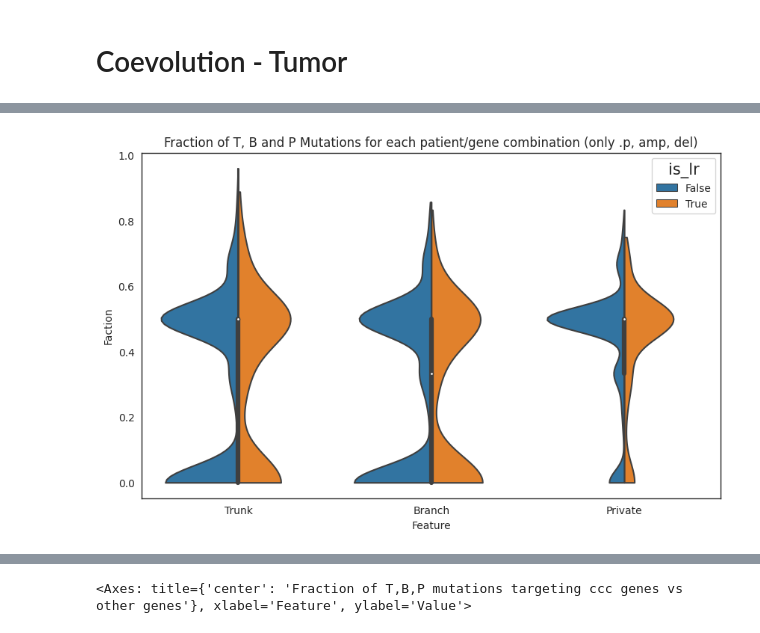
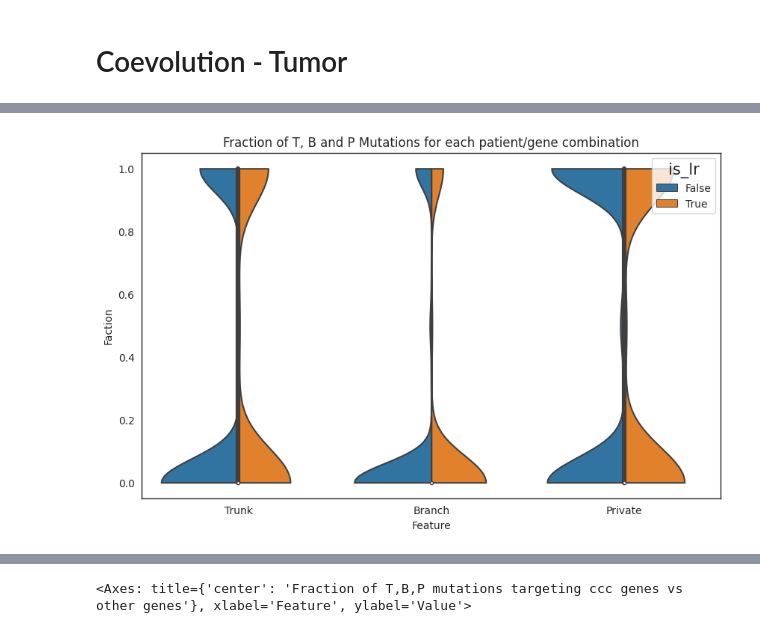
Before and after one commit to lorenzoamir/cci_circuits_paper_2025, a Jupyter notebook: code/notebook.ipynb, the cells around one changed output, grey strips where cells are left out. Drawn from its saved outputs; the diff is of its cells as text; code cells hidden in the pictures.

Commit message:
add coev cosmic

```diff
--- a/code/notebook.ipynb
+++ b/code/notebook.ipynb
@@ -957,0 +974,6 @@ df = df[~df['gene'].isin(['', ' ', '-'])]
+# %%
+df['cosmic'] = False
+df['ccc'] = False
+
+df.loc[df.gene.isin(cosmic), 'cosmic'] = True
+df.loc[df.gene.isin(lr), 'ccc'] = True
@@ -958,3 +986,5 @@ df = df[~df['gene'].isin(['', ' ', '-'])]
+# %%
+df = df[df.cosmic]
 # %%
 df.index = (df['patient'] + '_' + df['gene'])
 df['unique_id'] = (df['patient'] + '_' + df['gene'])
@@ -963,5 +993,8 @@ counts = df.groupby(['unique_id', 'when']).size().reset_index(name='count')
 counts = counts.sort_values(by='count', ascending=False)
 counts['patient'] = counts['unique_id'].str.split('_').apply(lambda x: '_'.join(x[:-1]))
 counts['gene'] = counts['unique_id'].str.split('_').apply(lambda x: '_'.join(x[-1:]))
+
+counts['ccc'] = False
+counts.loc[counts.gene.isin(lr), 'ccc'] = True
 # %%
 total = counts.groupby('unique_id')['count'].sum()
@@ -971,10 +1139,7 @@ pivot_df = counts.pivot(index='when', columns='unique_id', values='count').filln
 
 # Reorder
 order = ['Trunk', 'Branch', 'Private',]
-pivot_df = pivot_df.loc[order]
-
-# Only keep cases with mutations in more than one stage
-pivot_df = pivot_df.T[(pivot_df > 0).sum() > 1]
+pivot_df = pivot_df.loc[order].T
 
 # Make cumulative by summing mutations of previous stages
 #pivot_df['Trunk']    = pivot_df['Trunk' ]
@@ -995,20 +1157,20 @@ pivot_df['is_lr'] = is_lr
 # %%
 df_melted = pd.melt(pivot_df.reset_index(), id_vars=['unique_id', 'is_lr'], value_vars=['Trunk', 'Branch', 'Private'],
                     var_name='Feature', value_name='Value')
 
 #df_melted['Value'] = np.log10(0.001 + df_melted['Value'])
 
 # Create the boxplot
 plt.figure(figsize=(10, 6))
 sns.violinplot(x='Feature', y='Value', hue='is_lr', data=df_melted, cut=0, split=True)
 
 # Set labels and title
 plt.xlabel('Feature')
 plt.ylabel('Faction')
-plt.title('Fraction of T, B and P Mutations for each patient/gene combination (only .p, amp, del)')
+plt.title('Fraction of T, B and P Mutations for each patient/gene combination')
 plt.show()
 # %% [output]
-[figure, old version]
+[figure, new version]
 # %%
 df_melted = pd.melt(pivot_df.reset_index(), id_vars=['unique_id', 'is_lr'], value_vars=['time_avg'],
                     var_name='Feature', value_name='Value')
```
Also changed, not shown: parts of 25 cells of this notebook, 4 other files.
